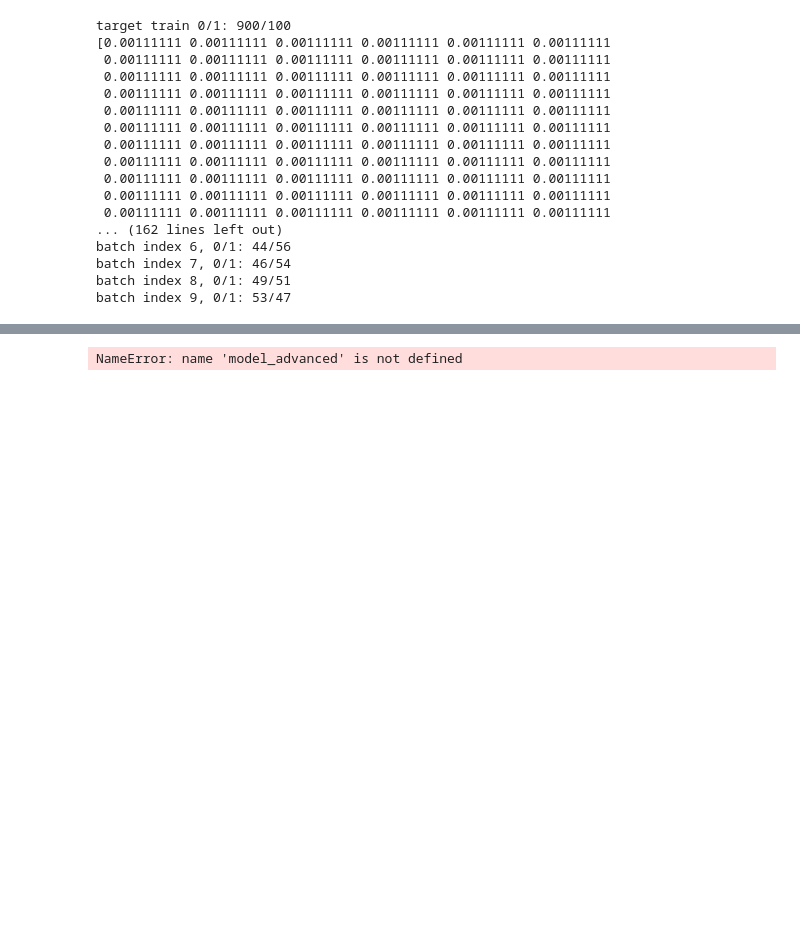
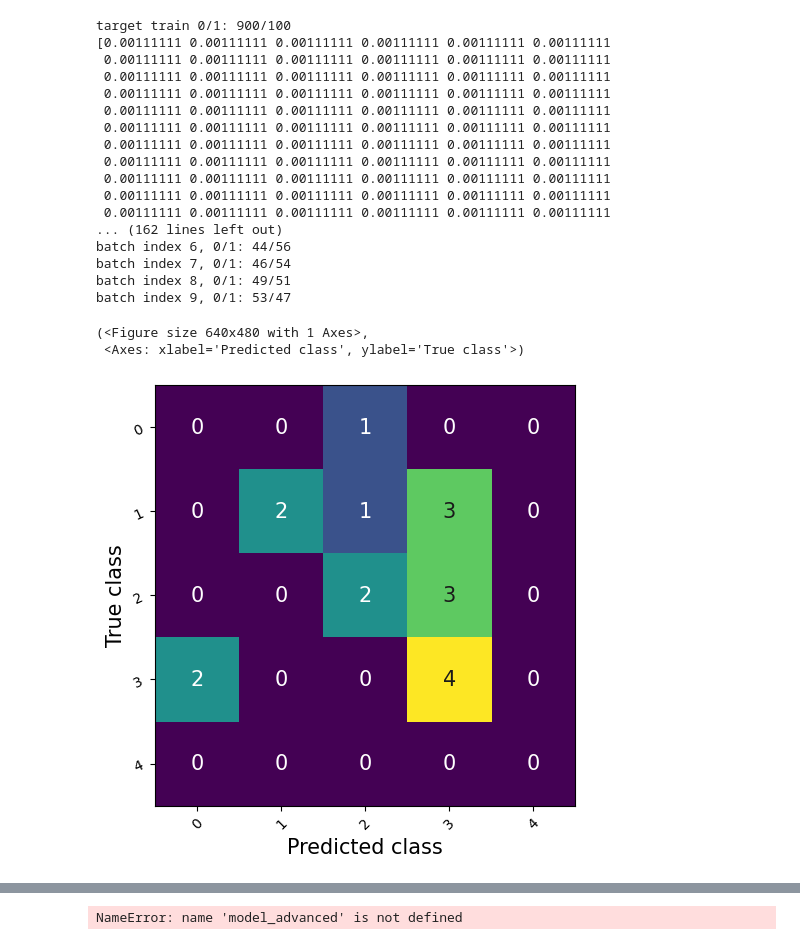
Before and after one commit to villifCoder559/PainAssessmentVideo, a Jupyter notebook: test.ipynb, the cells around one changed output, grey strips where cells are left out. Saved outputs shown, nothing was run; the diff lists cells and outputs as text; code cells hidden in the pictures; blank space fills up the shorter version.

```diff
--- a/test.ipynb
+++ b/test.ipynb
@@ -290,6 +388,12 @@ batch index 6, 0/1: 44/56
 batch index 7, 0/1: 46/54
 batch index 8, 0/1: 49/51
 batch index 9, 0/1: 53/47
+# %%
+model_advanced['dict_train']['dict_results']['train_confusion_matricies'][2].plot()
+# %% [output]
+(<Figure size 640x480 with 1 Axes>,
+ <Axes: xlabel='Predicted class', ylabel='True class'>)
+[figure, added]
 # %%
 %load_ext autoreload
 %autoreload 2
```
Also changed, not shown: parts of 2 cells of this notebook.
